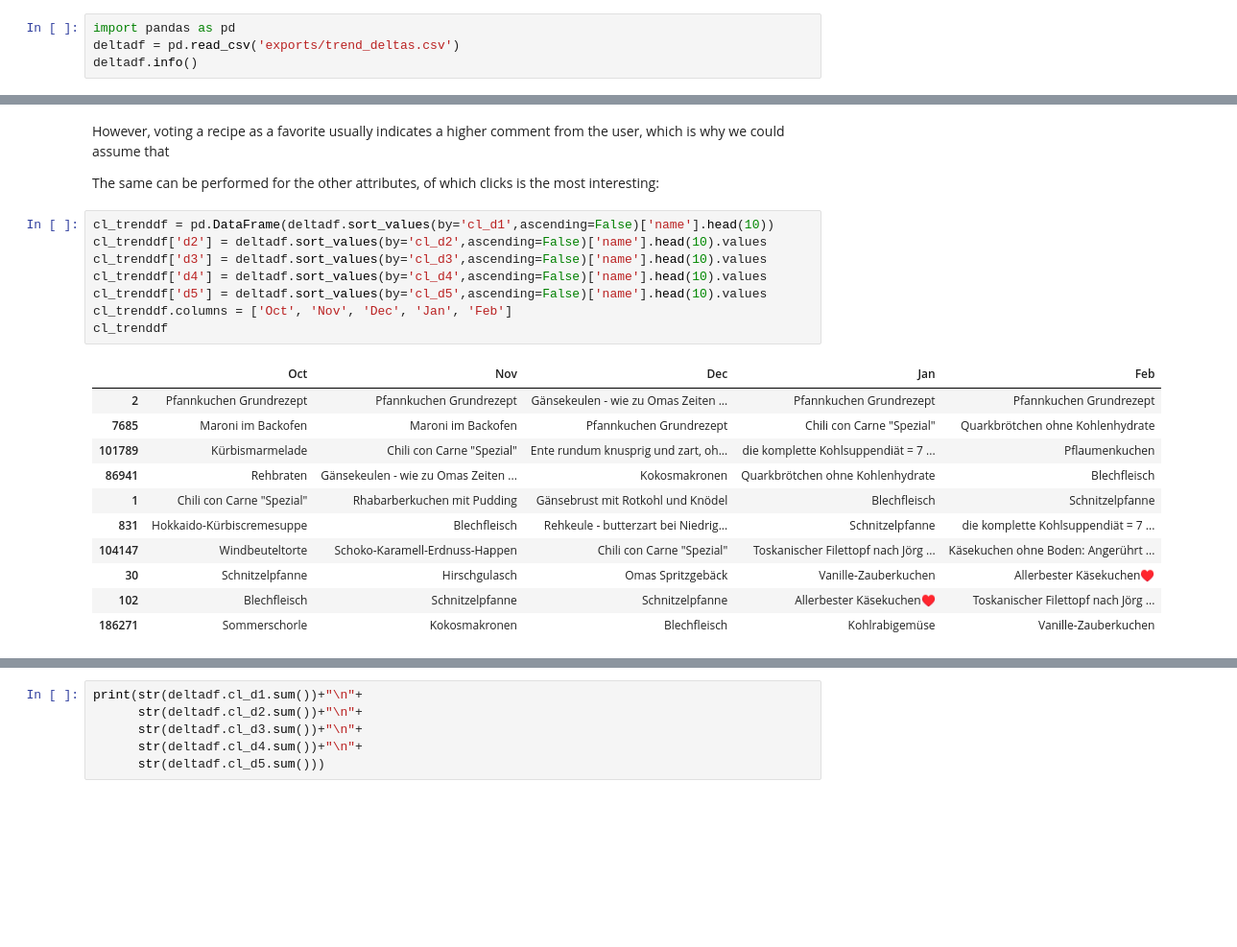
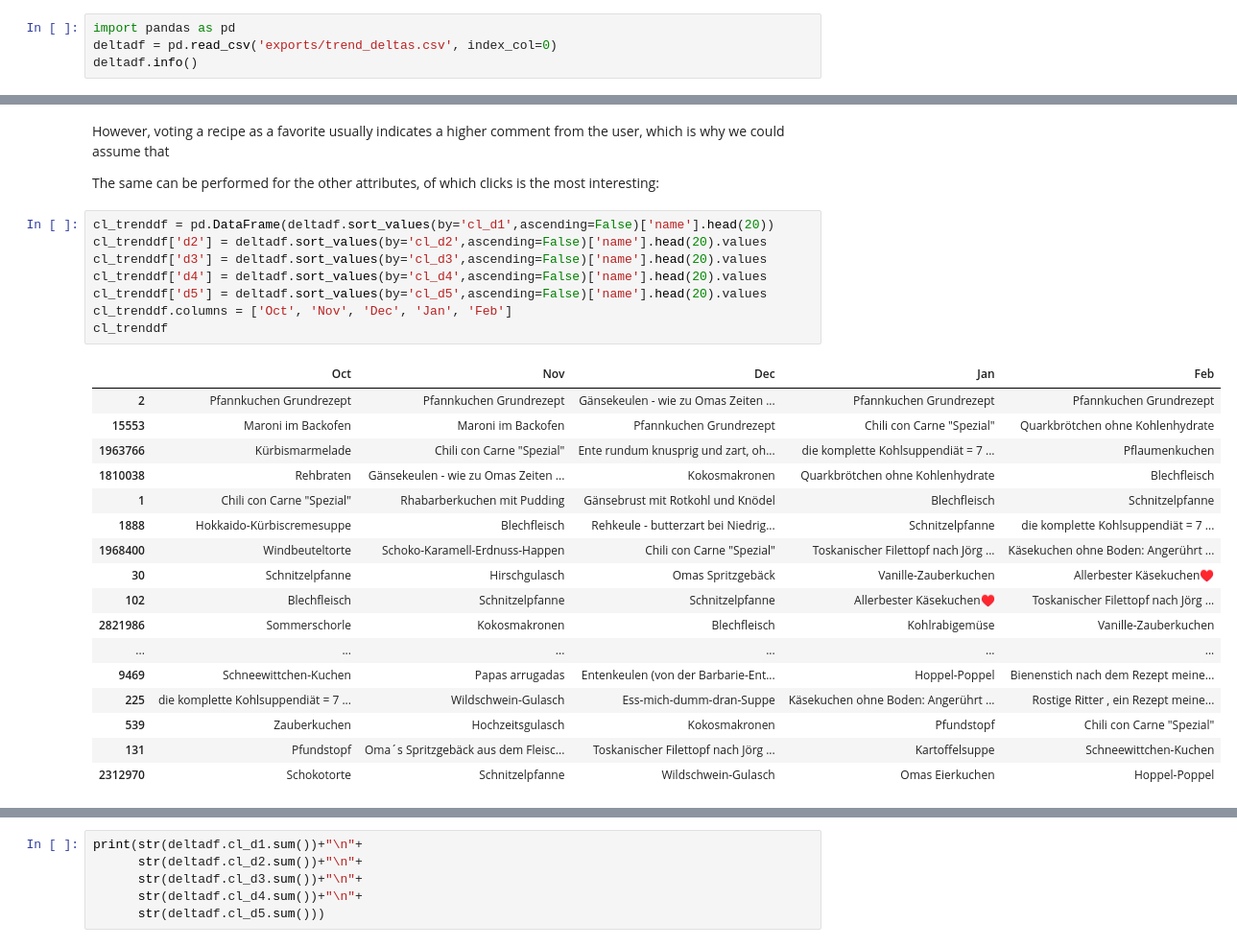
Before and after one commit to tbuz/RecipeScraper, a Jupyter notebook: Detailed_Analysis_Kochbar.ipynb, the cells around one changed output, grey strips where cells are left out. Shown at 96% size. Saved outputs shown, nothing was run; the diff lists cells and outputs as text; blank space fills up the shorter version.

```diff
--- a/Detailed_Analysis_Kochbar.ipynb
+++ b/Detailed_Analysis_Kochbar.ipynb
@@ -1914,7 +1904,7 @@ Additionally, the users might check if a similar version of their recipe has bee
 The notebook "Trend_Dataset.ipynb" can be used to create a dataset that contains the changes in data over a period of 6 months. These changes are extracted from data snapshots that have been taken monthly between October 2017 and March 2018.
 # %%
 import pandas as pd
-deltadf = pd.read_csv('exports/trend_deltas.csv')
+deltadf = pd.read_csv('exports/trend_deltas.csv', index_col=0)
 deltadf.info()
 # %% [output]
 <class 'pandas.core.frame.DataFrame'>
@@ -1964,23 +1960,29 @@ However, voting a recipe as a favorite usually indicates a higher comment from t
 
 The same can be performed for the other attributes, of which clicks is the most interesting:
 # %%
-cl_trenddf = pd.DataFrame(deltadf.sort_values(by='cl_d1',ascending=False)['name'].head(10))
-cl_trenddf['d2'] = deltadf.sort_values(by='cl_d2',ascending=False)['name'].head(10).values
-cl_trenddf['d3'] = deltadf.sort_values(by='cl_d3',ascending=False)['name'].head(10).values
-cl_trenddf['d4'] = deltadf.sort_values(by='cl_d4',ascending=False)['name'].head(10).values
-cl_trenddf['d5'] = deltadf.sort_values(by='cl_d5',ascending=False)['name'].head(10).values
+cl_trenddf = pd.DataFrame(deltadf.sort_values(by='cl_d1',ascending=False)['name'].head(20))
+cl_trenddf['d2'] = deltadf.sort_values(by='cl_d2',ascending=False)['name'].head(20).values
+cl_trenddf['d3'] = deltadf.sort_values(by='cl_d3',ascending=False)['name'].head(20).values
+cl_trenddf['d4'] = deltadf.sort_values(by='cl_d4',ascending=False)['name'].head(20).values
+cl_trenddf['d5'] = deltadf.sort_values(by='cl_d5',ascending=False)['name'].head(20).values
 cl_trenddf.columns = ['Oct', 'Nov', 'Dec', 'Jan', 'Feb']
 cl_trenddf
 # %% [output]
 |  | Oct | Nov | Dec | Jan | Feb |
 | 2 | Pfannkuchen Grundrezept | Pfannkuchen Grundrezept | Gänsekeulen - wie zu Omas Zeiten ... | Pfannkuchen Grundrezept | Pfannkuchen Grundrezept |
-| 7685 | Maroni im Backofen | Maroni im Backofen | Pfannkuchen Grundrezept | Chili con Carne "Spezial" | Quarkbrötchen ohne Kohlenhydrate |
-| 101789 | Kürbismarmelade | Chili con Carne "Spezial" | Ente rundum knusprig und zart, oh... | die komplette Kohlsuppendiät = 7 ... | Pflaumenkuchen |
-| 86941 | Rehbraten | Gänsekeulen - wie zu Omas Zeiten ... | Kokosmakronen | Quarkbrötchen ohne Kohlenhydrate | Blechfleisch |
+| 15553 | Maroni im Backofen | Maroni im Backofen | Pfannkuchen Grundrezept | Chili con Carne "Spezial" | Quarkbrötchen ohne Kohlenhydrate |
+| 1963766 | Kürbismarmelade | Chili con Carne "Spezial" | Ente rundum knusprig und zart, oh... | die komplette Kohlsuppendiät = 7 ... | Pflaumenkuchen |
+| 1810038 | Rehbraten | Gänsekeulen - wie zu Omas Zeiten ... | Kokosmakronen | Quarkbrötchen ohne Kohlenhydrate | Blechfleisch |
 | 1 | Chili con Carne "Spezial" | Rhabarberkuchen mit Pudding | Gänsebrust mit Rotkohl und Knödel | Blechfleisch | Schnitzelpfanne |
-| 831 | Hokkaido-Kürbiscremesuppe | Blechfleisch | Rehkeule - butterzart bei Niedrig... | Schnitzelpfanne | die komplette Kohlsuppendiät = 7 ... |
-| 104147 | Windbeuteltorte | Schoko-Karamell-Erdnuss-Happen | Chili con Carne "Spezial" | Toskanischer Filettopf nach Jörg ... | Käsekuchen ohne Boden: Angerührt ... |
+| 1888 | Hokkaido-Kürbiscremesuppe | Blechfleisch | Rehkeule - butterzart bei Niedrig... | Schnitzelpfanne | die komplette Kohlsuppendiät = 7 ... |
+| 1968400 | Windbeuteltorte | Schoko-Karamell-Erdnuss-Happen | Chili con Carne "Spezial" | Toskanischer Filettopf nach Jörg ... | Käsekuchen ohne Boden: Angerührt ... |
 | 30 | Schnitzelpfanne | Hirschgulasch | Omas Spritzgebäck | Vanille-Zauberkuchen | Allerbester Käsekuchen♥ |
 | 102 | Blechfleisch | Schnitzelpfanne | Schnitzelpfanne | Allerbester Käsekuchen♥ | Toskanischer Filettopf nach Jörg ... |
-| 186271 | Sommerschorle | Kokosmakronen | Blechfleisch | Kohlrabigemüse | Vanille-Zauberkuchen |
+| 2821986 | Sommerschorle | Kokosmakronen | Blechfleisch | Kohlrabigemüse | Vanille-Zauberkuchen |
+| ... | ... | ... | ... | ... | ... |
+| 9469 | Schneewittchen-Kuchen | Papas arrugadas | Entenkeulen (von der Barbarie-Ent... | Hoppel-Poppel | Bienenstich nach dem Rezept meine... |
+| 225 | die komplette Kohlsuppendiät = 7 ... | Wildschwein-Gulasch | Ess-mich-dumm-dran-Suppe | Käsekuchen ohne Boden: Angerührt ... | Rostige Ritter , ein Rezept meine... |
+| 539 | Zauberkuchen | Hochzeitsgulasch | Kokosmakronen | Pfundstopf | Chili con Carne "Spezial" |
+| 131 | Pfundstopf | Oma´s Spritzgebäck aus dem Fleisc... | Toskanischer Filettopf nach Jörg ... | Kartoffelsuppe | Schneewittchen-Kuchen |
+| 2312970 | Schokotorte | Schnitzelpfanne | Wildschwein-Gulasch | Omas Eierkuchen | Hoppel-Poppel |
 # %% [markdown]
```
Also changed, not shown: parts of 40 cells of this notebook, 7 other files.
